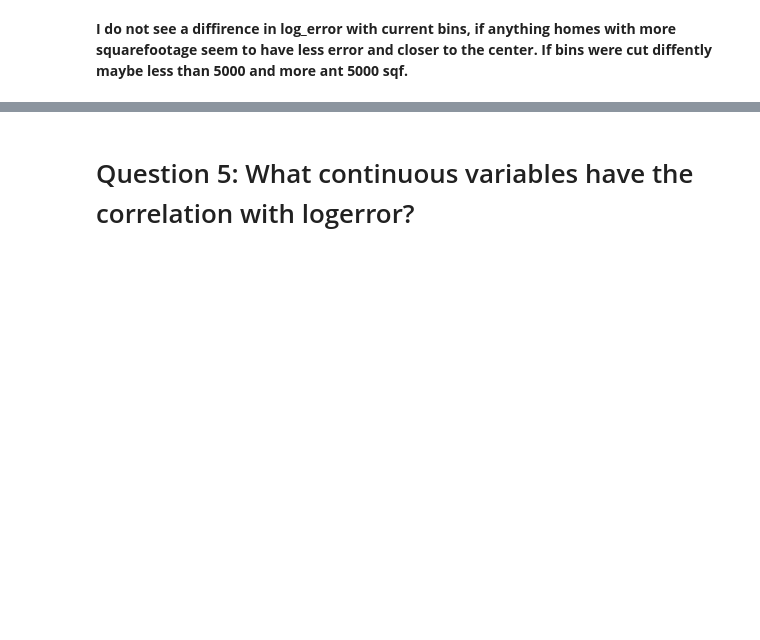
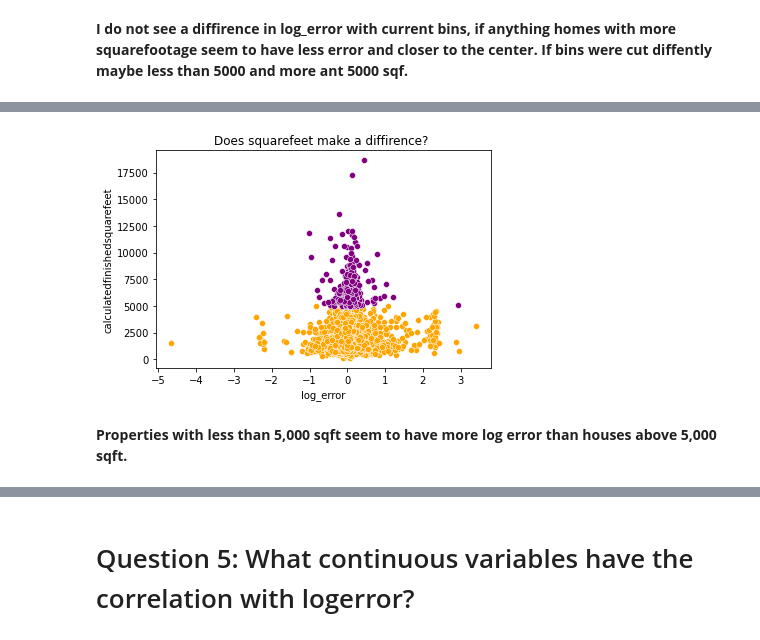
Before and after one commit to Yvette-Ibarra/clustering-exercises, a Jupyter notebook: explore_zillow.ipynb, the cells around one changed output, grey strips where cells are left out. Cells and saved outputs as stored; diff of their text form; code cells hidden in the pictures; blank space fills up the shorter version.

```diff
--- a/explore_zillow.ipynb
+++ b/explore_zillow.ipynb
@@ -257,0 +267,14 @@ plt.show()
+# %%
+sns.scatterplot(y='calculatedfinishedsquarefeet', x='log_error',
+                data=train[train.calculatedfinishedsquarefeet<= 5000], color='orange')
+
+sns.scatterplot(y='calculatedfinishedsquarefeet', x='log_error',
+                data=train[train.calculatedfinishedsquarefeet> 5000],
+                color='purple')
+
+plt.title("Does squarefeet make a diffirence? ")
+plt.show()
+# %% [output]
+[figure, added]
+# %% [markdown]
+**Properties with less than 5,000 sqft seem to have more log error than houses above 5,000 sqft.**
```
Also changed, not shown: parts of 29 cells of this notebook.
